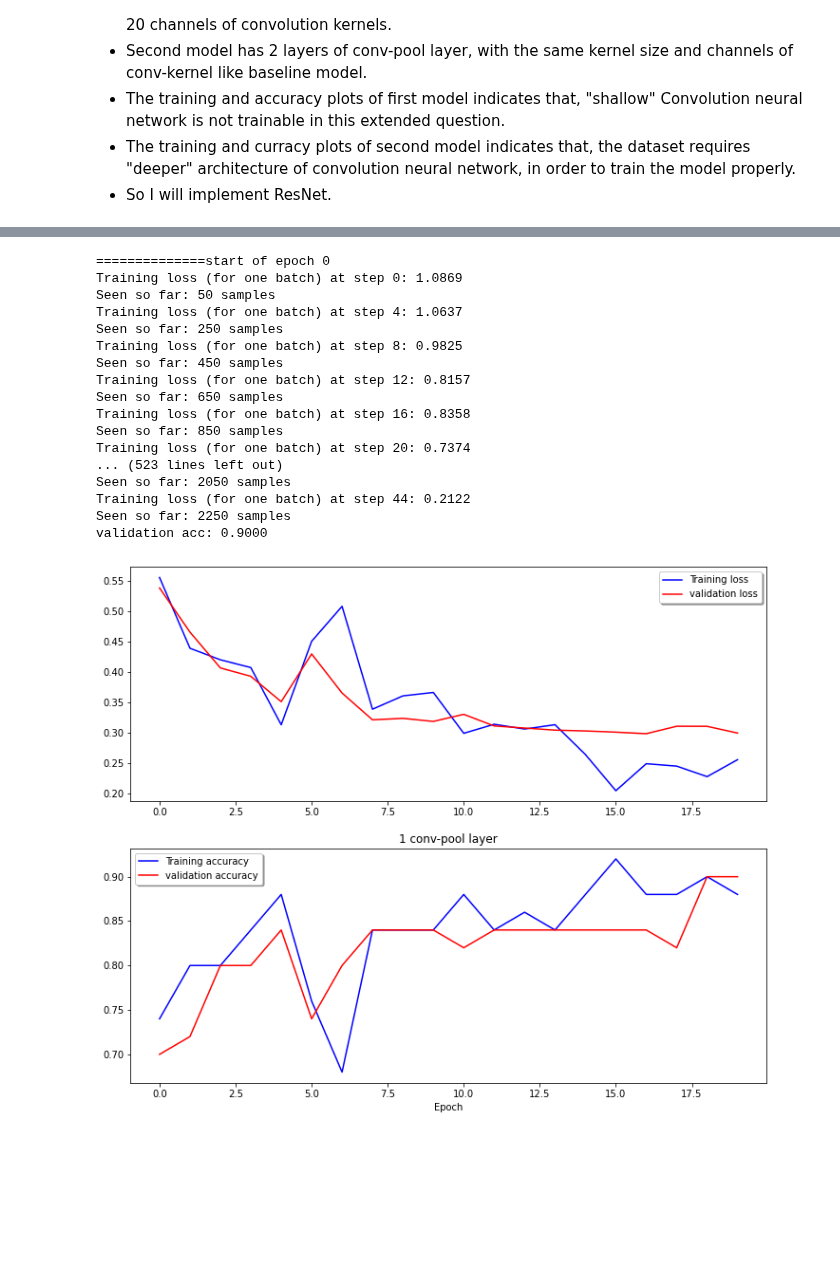
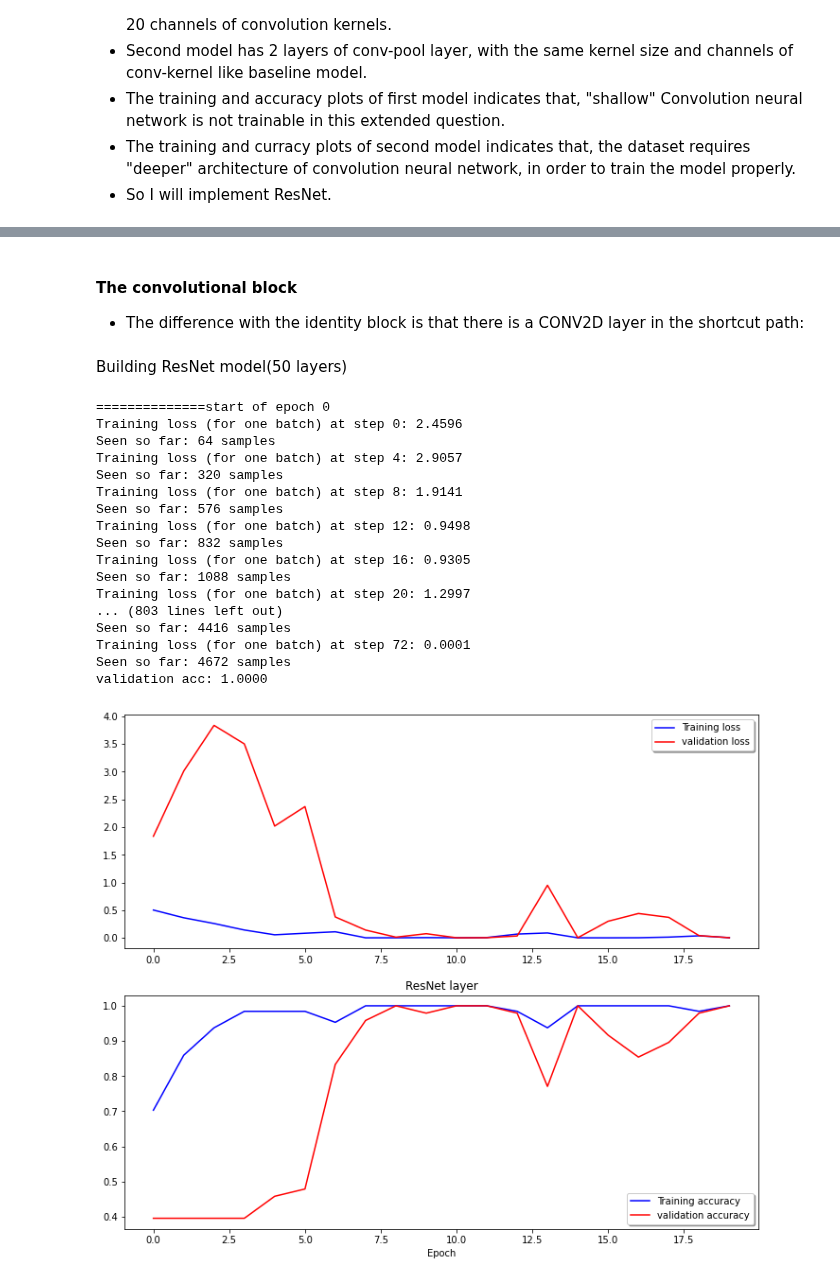
Before and after one commit to wdon021/From_Colab, a Jupyter notebook: Assignment3_Extend.ipynb, the cells around one changed output, grey strips where cells are left out. Cells and saved outputs as stored; diff of their text form; code cells hidden in the pictures; blank space fills up the shorter version.

```diff
--- a/Assignment3_Extend.ipynb
+++ b/Assignment3_Extend.ipynb
@@ -365,7 +328,7 @@ loss_accuracy(train_loss, test_loss, train_accuracy, test_accuracy, title = '1 c
 [figure]
 # %%
 epochs = 20
-inputs = keras.Input(shape = (28, 28, 1), name = 'shape')
+inputs = keras.Input(shape = (33, 33, 1), name = 'shape')
 x1 = Conv2D(filters = 20, kernel_size= (3), strides=(1, 1), padding = "valid", activation='relu',
             kernel_initializer='glorot_uniform', use_bias=True, bias_initializer='glorot_uniform', kernel_regularizer=None)(inputs)
 x2 = MaxPooling2D(pool_size=(2, 2), strides=None, padding='valid')(x1)
@@ -436,12 +418,20 @@ base_model = applications.resnet50.ResNet50(weights=None,include_top=False,  inp
 # %%
 x = base_model.output
 x = GlobalAveragePooling2D()(x)
-# x = Dropout(0.3)(x)
-x4 = layers.Dense(10, activation = 'relu', kernel_initializer='glorot_uniform', use_bias=True, bias_initializer="glorot_uniform", kernel_regularizer=None)(x)
-predictions = Dense(3, activation= 'softmax')(x4)
+x = Dropout(0.2)(x)
+# x = layers.Dense(10, activation = 'relu', kernel_initializer='glorot_uniform', use_bias=True, bias_initializer="glorot_uniform", kernel_regularizer=None)(x)
+predictions = Dense(3, activation= 'softmax')(x)
 model = Model(inputs = base_model.input, outputs = predictions)
 # %%
 epochs = 20
+batch_sizes = 64
+X_train, X_test, y_train, y_test = train_test_split(train_shape_R, y, test_size = 0.2, shuffle = True)
+train_dataset = tf.data.Dataset.from_tensor_slices((X_train, y_train))
+train_dataset = train_dataset.shuffle(buffer_size=5000).batch(batch_sizes)
+val_dataset = tf.data.Dataset.from_tensor_slices((X_test, y_test))
+val_dataset = val_dataset.batch(batch_sizes)
+optimizer = keras.optimizers.Adam(learning_rate=1e-3)
+
 
 train_loss = []
 test_loss = []
@@ -503,0 +597,3 @@ loss_accuracy(train_loss, test_loss, train_accuracy, test_accuracy, title = 'Res
+# %% [markdown]
+#### The convolutional block
+- The difference with the identity block is that there is a CONV2D layer in the shortcut path:
@@ -503,0 +646,2 @@ loss_accuracy(train_loss, test_loss, train_accuracy, test_accuracy, title = 'Res
+# %% [markdown]
+Building ResNet model(50 layers)
@@ -504,21 +685,19 @@ loss_accuracy(train_loss, test_loss, train_accuracy, test_accuracy, title = 'Res
 # %%
 epochs = 20
-inputs = keras.Input(shape = (28, 28, 1), name = 'shape')
-x1 = Conv2D(filters = 20, kernel_size= (3*3), strides=(1, 1), padding = "valid", activation='relu',
-            kernel_initializer='glorot_uniform', use_bias=True, bias_initializer='glorot_uniform', kernel_regularizer=None)(inputs)
-x2 = MaxPooling2D(pool_size=(2, 2), strides=None, padding='valid')(x1)
-x11 = Conv2D(filters = 20, kernel_size= (3*3), strides=(1, 1), padding = "valid", activation='relu',
-            kernel_initializer='glorot_uniform', use_bias=True, bias_initializer='glorot_uniform', kernel_regularizer=None)(x2)
-x22 = MaxPooling2D(pool_size=(2, 2), strides=None, padding='valid')(x11)
-x3 = Flatten()(x22)
-x4 = layers.Dense(10, activation = 'relu', kernel_initializer='glorot_uniform', use_bias=True, bias_initializer="glorot_uniform", kernel_regularizer=None)(x3)
-outputs = layers.Dense(3, activation = 'softmax')(x4)
-model = keras.Model(inputs = inputs, outputs = outputs)
+
+batch_sizes = 64
+X_train, X_test, y_train, y_test = train_test_split(train_shape_R, y, test_size = 0.2, shuffle = True)
+train_dataset = tf.data.Dataset.from_tensor_slices((X_train, y_train))
+train_dataset = train_dataset.shuffle(buffer_size=5000).batch(batch_sizes)
+val_dataset = tf.data.Dataset.from_tensor_slices((X_test, y_test))
+val_dataset = val_dataset.batch(batch_sizes)
+optimizer = keras.optimizers.Adam(learning_rate=1e-3)
 
 train_loss = []
 test_loss = []
 train_accuracy = []
 test_accuracy = []
+
 for epoch in range(epochs):
   print("\n==============start of epoch %d" %(epoch,))
   for step, (x_batch_train, y_batch_train) in enumerate(train_dataset):
@@ -553,23 +732,23 @@ for epoch in range(epochs):
   test_accuracy.append(val_accuracy)
 # %% [output]
 ==============start of epoch 0
-Training loss (for one batch) at step 0: 1.0869
-Seen so far: 50 samples
-Training loss (for one batch) at step 4: 1.0637
-Seen so far: 250 samples
-Training loss (for one batch) at step 8: 0.9825
-Seen so far: 450 samples
-Training loss (for one batch) at step 12: 0.8157
-Seen so far: 650 samples
-Training loss (for one batch) at step 16: 0.8358
-Seen so far: 850 samples
-Training loss (for one batch) at step 20: 0.7374
-... (523 lines left out)
-Seen so far: 2050 samples
-Training loss (for one batch) at step 44: 0.2122
-Seen so far: 2250 samples
-validation acc: 0.9000
+Training loss (for one batch) at step 0: 2.4596
+Seen so far: 64 samples
+Training loss (for one batch) at step 4: 2.9057
+Seen so far: 320 samples
+Training loss (for one batch) at step 8: 1.9141
+Seen so far: 576 samples
+Training loss (for one batch) at step 12: 0.9498
+Seen so far: 832 samples
+Training loss (for one batch) at step 16: 0.9305
+Seen so far: 1088 samples
+Training loss (for one batch) at step 20: 1.2997
+... (803 lines left out)
+Seen so far: 4416 samples
+Training loss (for one batch) at step 72: 0.0001
+Seen so far: 4672 samples
+validation acc: 1.0000
 # %%
-loss_accuracy(train_loss, test_loss, train_accuracy, test_accuracy, title = '1 conv-pool layer')
+loss_accuracy(train_loss, test_loss, train_accuracy, test_accuracy, title = 'ResNet layer')
 # %% [output]
-[figure, old version]
+[figure, new version]
```
Also changed, not shown: parts of 21 cells of this notebook.
